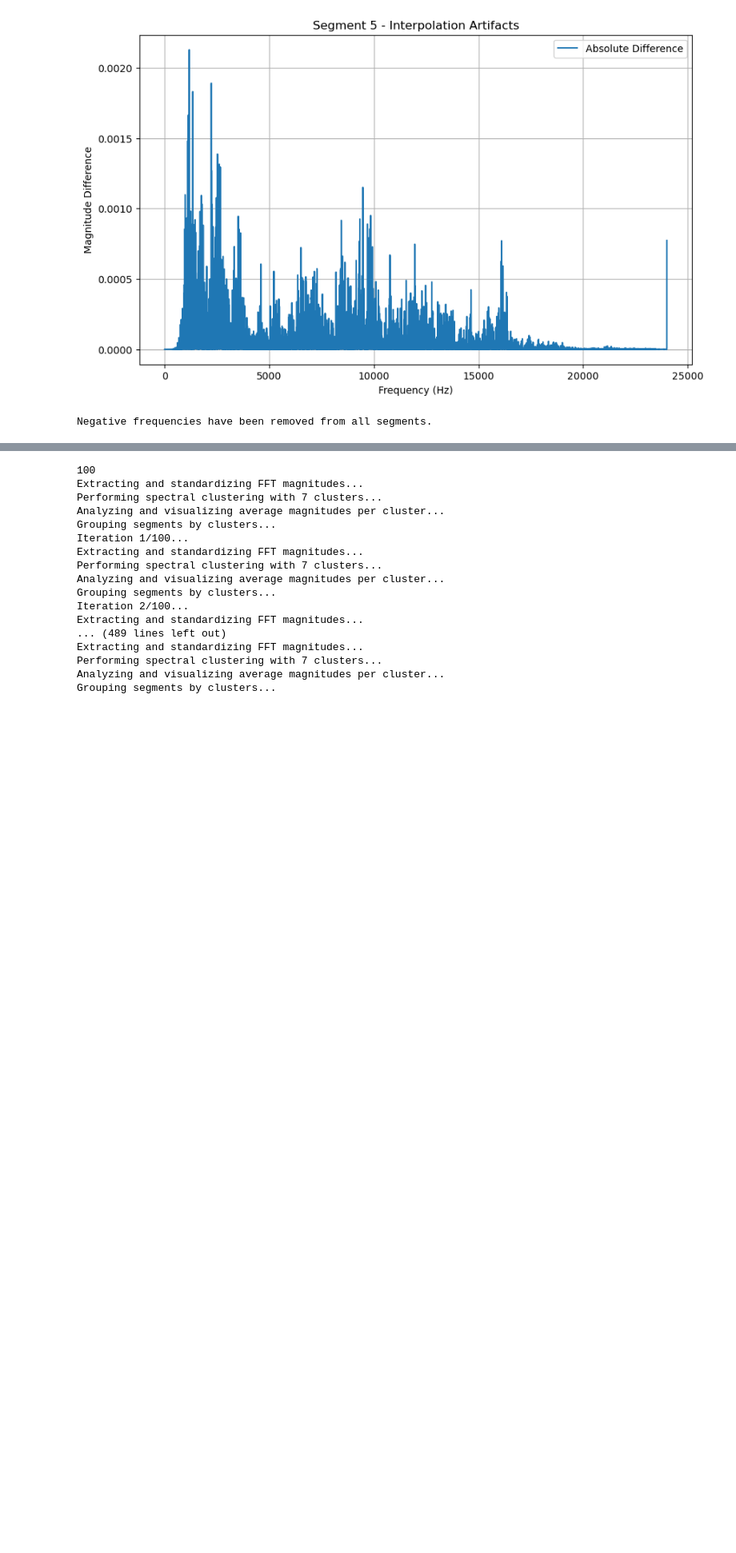
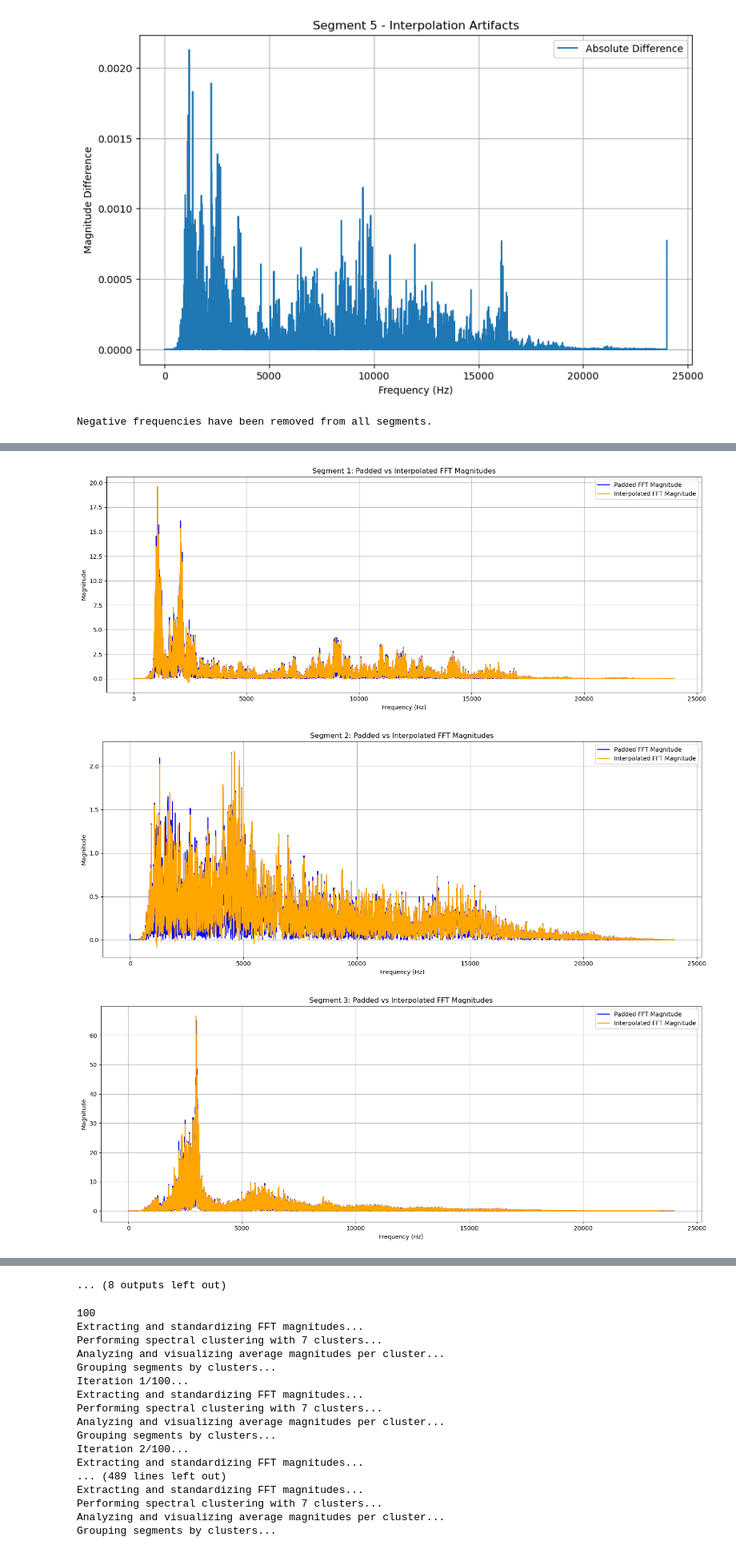
Before and after one commit to drkrs919/owlVocalization, a Jupyter notebook: scripts/separateWorkflow.ipynb, the cells around one changed output, grey strips where cells are left out. Shown at 80% size. Drawn from its saved outputs; the diff is of its cells as text; code cells hidden in the pictures; blank space fills up the shorter version.

```diff
--- a/scripts/separateWorkflow.ipynb
+++ b/scripts/separateWorkflow.ipynb
@@ -555,0 +544,14 @@ with open(f'{folder_path}processed_random_segments_FFT_padding.pkl', 'wb') as fi
+# %%
+def create_padded_fft_magnitude_from_padding(processed_segments_fft, processed_segments_fft_padding):
+    # Ensure both lists have the same length
+    if len(processed_segments_fft) != len(processed_segments_fft_padding):
+        raise ValueError("The lengths of processed_segments_fft and processed_segments_fft_padding must be the same.")
+
+    for segment, padding_segment in zip(processed_segments_fft, processed_segments_fft_padding):
+        # Get the fft_magnitude from the padding dataset
+        fft_magnitude_padding = padding_segment['fft_magnitude']
+
+        # Add the padded_fft_magnitude to the original dataset
+        segment['padded_fft_magnitude'] = fft_magnitude_padding
+
+    return processed_segments_fft
@@ -555,0 +612,29 @@ with open(f'{folder_path}processed_random_segments_FFT_padding.pkl', 'wb') as fi
+# %%
+# put together to compare
+def plot_padded_and_interpolated_for_each_segment(segments, num_segments_to_plot=10):
+    for i, segment in enumerate(segments[:num_segments_to_plot], start=1):
+        plt.figure(figsize=(15, 6))
+
+        if 'padded_fft_magnitude' in segment:
+            fft_frequencies = segment['common_frequencies']
+            padded_fft_magnitude = segment['padded_fft_magnitude']
+            plt.plot(fft_frequencies, padded_fft_magnitude, label="Padded FFT Magnitude", color='blue')
+
+        if 'interpolated_fft_magnitude' in segment:
+            fft_frequencies = segment['common_frequencies']
+            interpolated_fft_magnitude = segment['interpolated_fft_magnitude']
+            plt.plot(fft_frequencies, interpolated_fft_magnitude, label="Interpolated FFT Magnitude", color='orange')
+
+        plt.title(f"Segment {i}: Padded vs Interpolated FFT Magnitudes")
+        plt.xlabel('Frequency (Hz)')
+        plt.ylabel('Magnitude')
+        plt.grid()
+        plt.legend(loc='upper right', fontsize=10)
+        plt.tight_layout()
+        plt.show()
+# %%
+plot_padded_and_interpolated_for_each_segment(processed_random_segments_fft, num_segments_to_plot=20)
+# %% [output]
+[figure, added]
+[figure, added]
+[figure, added]
@@ -556,3 +650,4 @@ with open(f'{folder_path}processed_random_segments_FFT_padding.pkl', 'wb') as fi
+... (8 outputs left out)
 # %%
 random_c0 = [1,3,7,8]
 random_c1 = [4,9,12,16,18,19,22,23,24,25,26,30,34,35,36,37,39,41,42,43,45,46,47,54,56,58,62,63,68,70,73,75,77,78,83,84,85,87,89,90,93,96,100,49,2,10,32,38]
```
Also changed, not shown: parts of 26 cells of this notebook, 1 other file.
